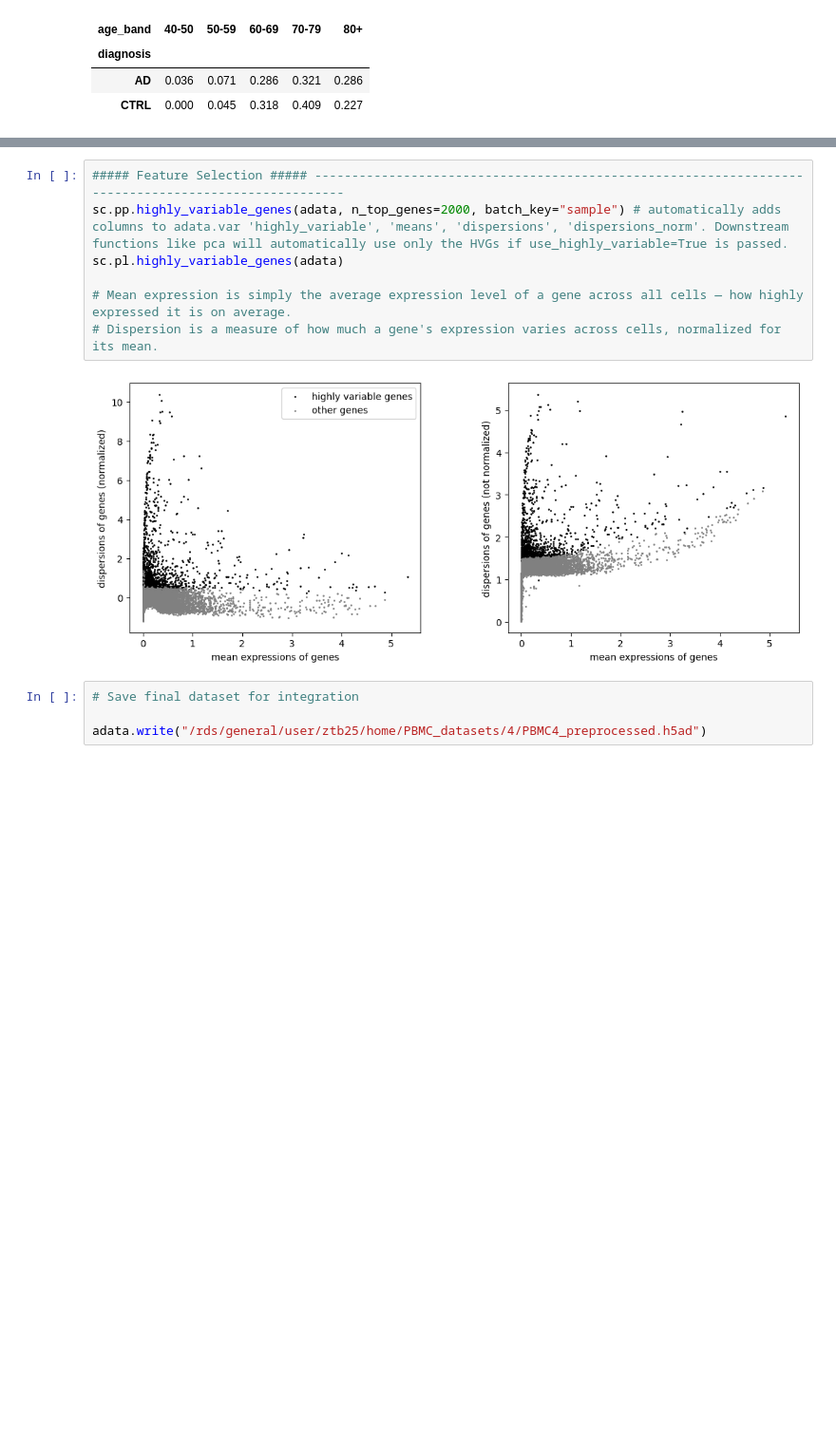
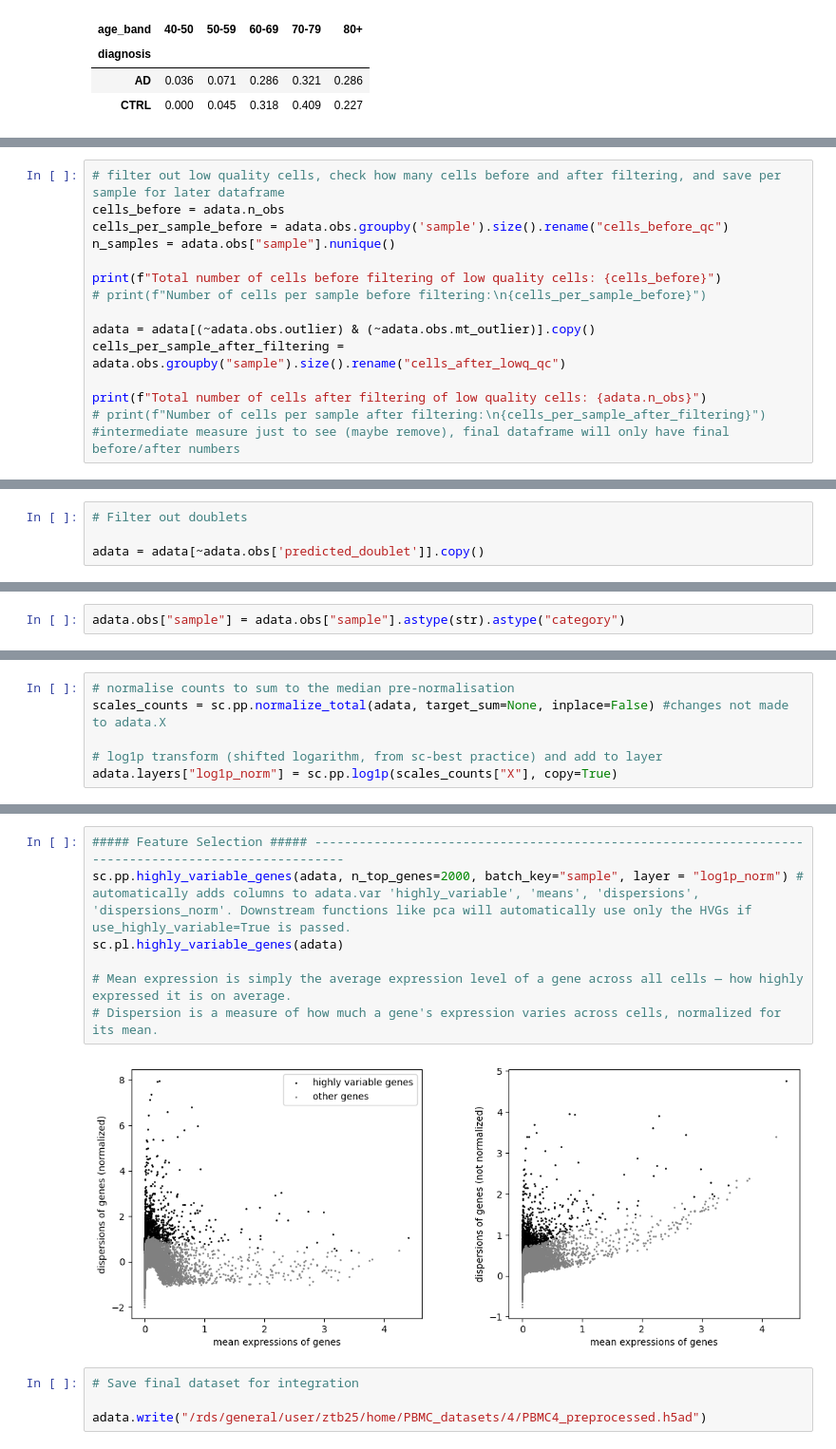
Before and after one commit to zeinabbh/M10, a Jupyter notebook: dataset4_preprocessing.ipynb, the cells around one changed output, grey strips where cells are left out. Shown at 95% size. Drawn from its saved outputs; the diff is of its cells as text; blank space fills up the shorter version.

```diff
--- a/dataset4_preprocessing.ipynb
+++ b/dataset4_preprocessing.ipynb
@@ -222,0 +289,14 @@ Number of genes after cell filter: 19528
+# %%
+# filter out low quality cells, check how many cells before and after filtering, and save per sample for later dataframe
+cells_before = adata.n_obs
+cells_per_sample_before = adata.obs.groupby('sample').size().rename("cells_before_qc")
+n_samples = adata.obs["sample"].nunique()
+
+print(f"Total number of cells before filtering of low quality cells: {cells_before}")
+# print(f"Number of cells per sample before filtering:\n{cells_per_sample_before}")
+
+adata = adata[(~adata.obs.outlier) & (~adata.obs.mt_outlier)].copy()
+cells_per_sample_after_filtering = adata.obs.groupby("sample").size().rename("cells_after_lowq_qc")
+
+print(f"Total number of cells after filtering of low quality cells: {adata.n_obs}")
+# print(f"Number of cells per sample after filtering:\n{cells_per_sample_after_filtering}") #intermediate measure just to see (maybe remove), final dataframe will only have final before/after numbers
@@ -222,0 +355,4 @@ Number of genes after cell filter: 19528
+# %%
+# Filter out doublets
+
+adata = adata[~adata.obs['predicted_doublet']].copy()
@@ -251,0 +384,2 @@ summary_table.to_csv("/rds/general/user/ztb25/home/PBMC_datasets/4/QC_summary_ta
+# %%
+adata.obs["sample"] = adata.obs["sample"].astype(str).astype("category")
@@ -302,0 +459,6 @@ Name: total_counts, dtype: float64
+# %%
+# normalise counts to sum to the median pre-normalisation
+scales_counts = sc.pp.normalize_total(adata, target_sum=None, inplace=False) #changes not made to adata.X
+
+# log1p transform (shifted logarithm, from sc-best practice) and add to layer
+adata.layers["log1p_norm"] = sc.pp.log1p(scales_counts["X"], copy=True)
@@ -316,12 +498,12 @@ Name: total_counts, dtype: float64
 # %%
 ##### Feature Selection ##### ----------------------------------------------------------------------------------------------------
-sc.pp.highly_variable_genes(adata, n_top_genes=2000, batch_key="sample") # automatically adds columns to adata.var 'highly_variable', 'means', 'dispersions', 'dispersions_norm'. Downstream functions like pca will automatically use only the HVGs if use_highly_variable=True is passed.
+sc.pp.highly_variable_genes(adata, n_top_genes=2000, batch_key="sample", layer = "log1p_norm") # automatically adds columns to adata.var 'highly_variable', 'means', 'dispersions', 'dispersions_norm'. Downstream functions like pca will automatically use only the HVGs if use_highly_variable=True is passed.
 sc.pl.highly_variable_genes(adata)
 
 # Mean expression is simply the average expression level of a gene across all cells — how highly expressed it is on average.
 # Dispersion is a measure of how much a gene's expression varies across cells, normalized for its mean.
 # %% [output]
-[figure, old version]
+[figure, new version]
 # %%
 # Save final dataset for integration
 
```
Also changed, not shown: parts of 43 cells of this notebook, 13 other files.
